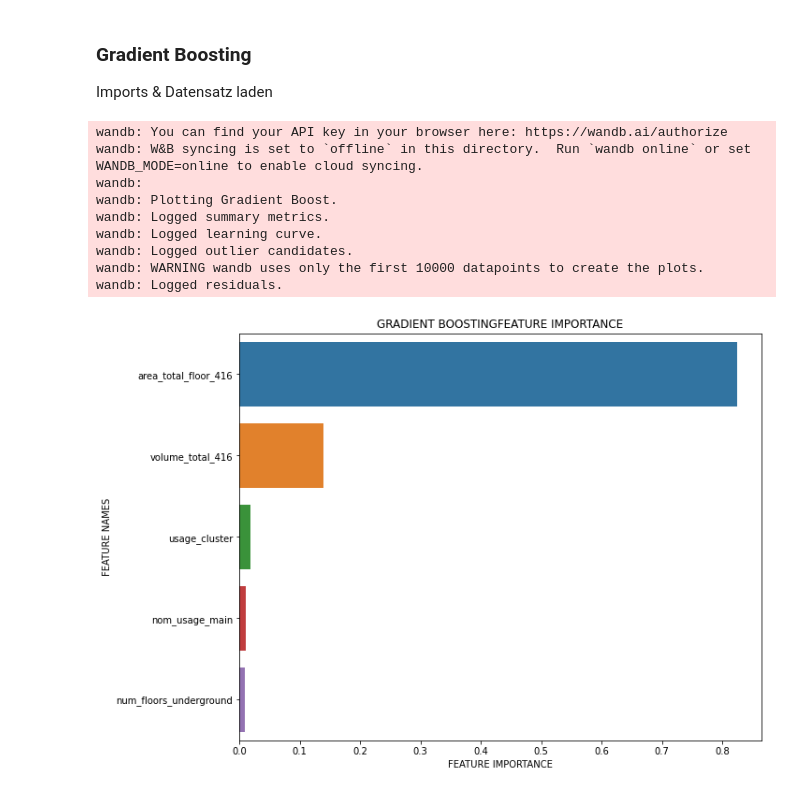
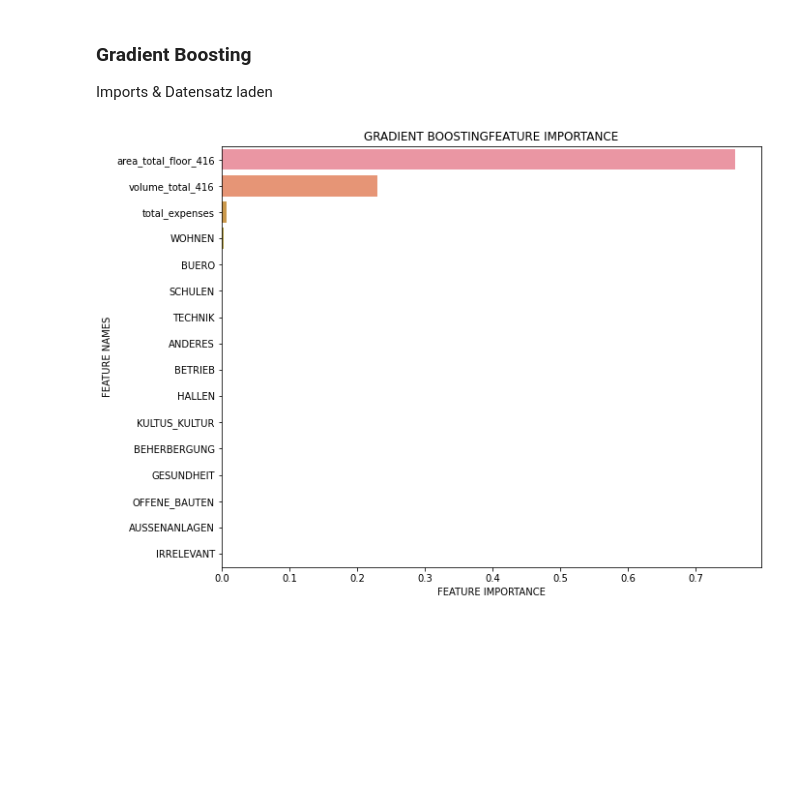
Before and after one commit to FHNW-RW/ip5-metriken-bauwesen, a Jupyter notebook: src/weight_and_bias/wandb.ipynb, the cells around one changed output. Saved outputs shown, nothing was run; the diff lists cells and outputs as text; code cells hidden in the pictures; blank space fills up the shorter version.

```diff
--- a/src/weight_and_bias/wandb.ipynb
+++ b/src/weight_and_bias/wandb.ipynb
@@ -25,7 +25,7 @@ import src.package.importer_usages as imp_usg
 import src.package.ml_helper as ml_helper
 
 # load dataset
-df = im.get_dataset('../package/datasets/train_set.csv')
+df = im.get_extended_dataset('../package/datasets/train_set.csv')
 df = imp_usg.extract_usage_details(df)
 df = imp_usg.extract_garage_details(df)
 
@@ -36,43 +36,31 @@ X, y = ml_helper.hnf_dataset_full(df)
 
 TAG_TRAIN_SET: Final = 'train-set'
 TAG_TEST_SET: Final = 'test-set'
 config = {
      'model': 'LinearRegression',
      'features': ', '.join(X.columns.values),
      'dataset-count': len(X.index),
      'description': 'Drop all, Default Hyperparameter'
 }
 # wandb.init(project='Metriken Bauwesen', entity='devcore', config=config, tags=[TAG_TRAIN_SET])
 
 # train and evaluate model
 regr = GradientBoostingRegressor(random_state=0)
 # regr = linear_model.LinearRegression()
 scores_map = ml_helper.cross_validation(regr, X, y)
 
 # log result of cross validation to wandb
 # for key in scores_map.keys():
 #     if key in {'fit_time', 'score_time'}:
 #         continue
 #     scores = scores_map[key]
 #     wandb.log({f'{key}_mean': mean(scores)})
 #     print({f'{key}_mean': mean(scores)})
 
 # use wandb regression eval
 X_train, X_test, y_train, y_test = train_test_split(X, y, test_size=0.2)
 regr.fit(X_train, y_train)
-wandb.sklearn.plot_regressor(regr, X_train, X_test, y_train, y_test, model_name='Gradient Boost')
-wandb.sklearn.plot_outlier_candidates(regr, X_train, y_train)
 
 charts.plot_feature_importance(regr.feature_importances_, X.columns, 'GRADIENT BOOSTING')
-wandb.sklearn.plot_outlier_candidates(regr, X, y)
 # %% [output]
-wandb: You can find your API key in your browser here: https://wandb.ai/authorize
-wandb: W&B syncing is set to `offline` in this directory.  Run `wandb online` or set WANDB_MODE=online to enable cloud syncing.
-wandb:
-wandb: Plotting Gradient Boost.
-wandb: Logged summary metrics.
-wandb: Logged learning curve.
-wandb: Logged outlier candidates.
-wandb: WARNING wandb uses only the first 10000 datapoints to create the plots.
-wandb: Logged residuals.
-[figure, old version]
+[figure, new version]
```
Also changed, not shown: 4 other files.
